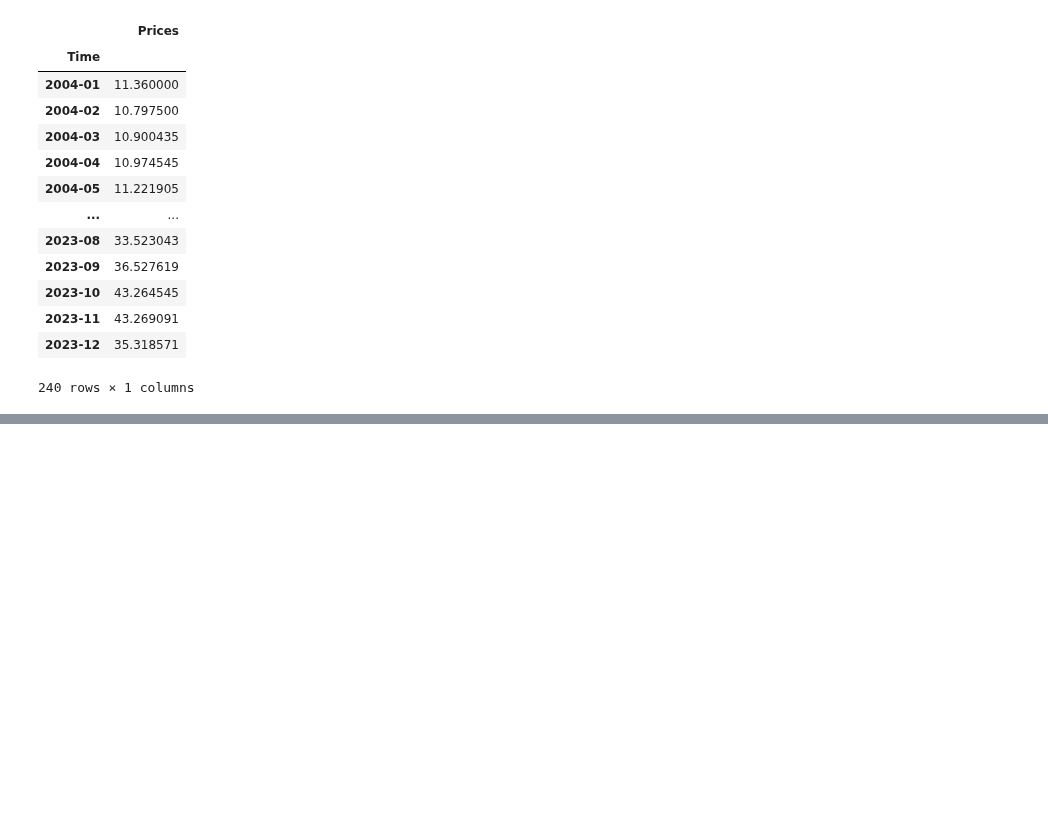
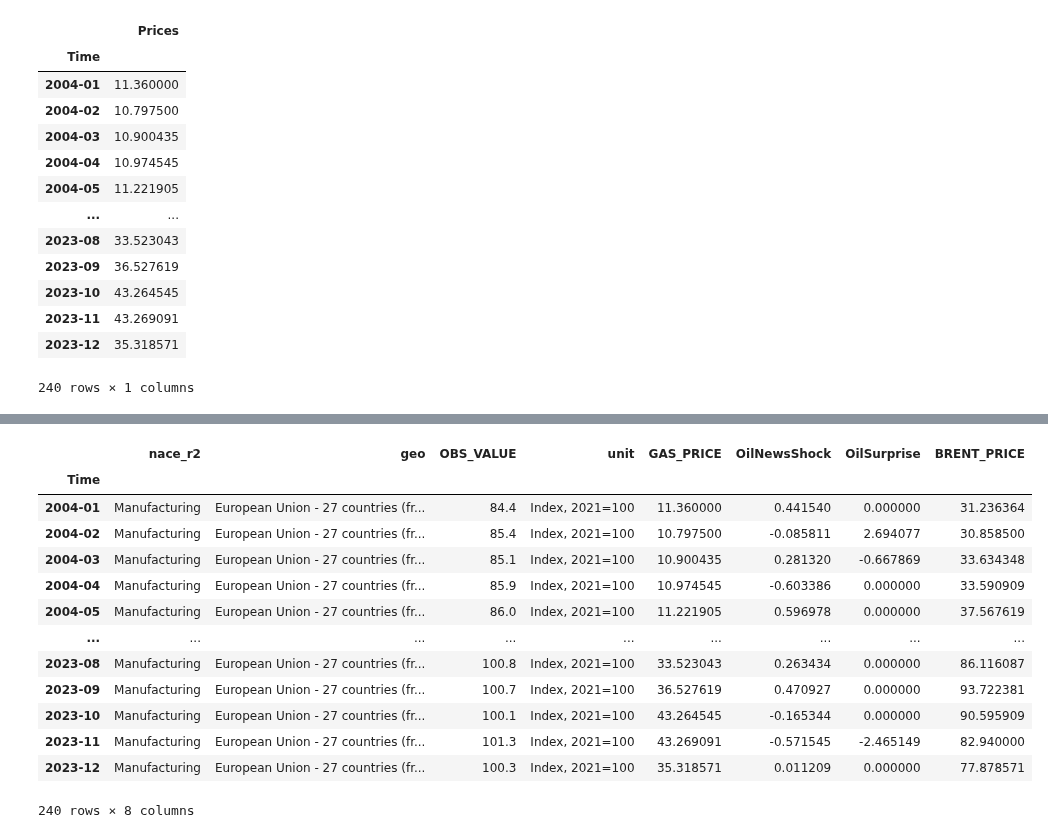
Before and after one commit to lorenzrossi/GaR, a Jupyter notebook: src/data_wrangling.ipynb, the cells around one changed output, grey strips where cells are left out. Drawn from its saved outputs; the diff is of its cells as text; code cells hidden in the pictures; blank space fills up the shorter version.

```diff
--- a/src/data_wrangling.ipynb
+++ b/src/data_wrangling.ipynb
@@ -83,0 +101,10 @@ See the caveats in the documentation: https://pandas.pydata.org/pandas-docs/stab
+# %%
+oil_df = oil_df.groupby(oil_df['Time'].dt.to_period('M')).mean()
+# %%
+cols = [0]
+oil_fixed = oil_df.drop(oil_df.columns[cols], axis=1)
+oil_fixed = oil_fixed.rename(columns={"Oil supply surprise series": "OilSurprise"})
+oil_fixed = oil_fixed.rename(columns={"Oil supply news shock": "OilNewsShock"})
+#oil_fixed[['OilSurprise']] = oil_df[['Oil supply surprise series']]
+#oil_fixed[['OilNewsShock']] = oil_df[['Oil supply news shock']]
+oil_fixed
@@ -83,0 +126,18 @@ See the caveats in the documentation: https://pandas.pydata.org/pandas-docs/stab
+# %%
+df_final['OilNewsShock'] = oil_fixed['OilNewsShock']
+df_final['OilSurprise'] = oil_fixed['OilSurprise']
+# %%
+# Step 1: Load the Brent Excel
+brent_df = pd.read_excel("brenteu.xlsx", sheet_name="Foglio1")
+
+# Step 2: Prepare Brent data
+brent_df['Date'] = pd.to_datetime(brent_df['Date'])
+brent_df = brent_df.rename(columns={'Europe Brent Spot FOB U$/BBL Daily': 'BRENT_PRICE'})
+
+# Step 3: Monthly average
+brent_monthly = brent_df.groupby(brent_df['Date'].dt.to_period('M')).mean(numeric_only=True)
+
+#brent_monthly.index = brent_monthly.index.to_timestamp()
+brent_monthly = brent_monthly.loc['2004-01':'2023-12']
+brent_monthly = brent_monthly.rename(columns={'Date': 'Time'})
+brent_monthly.index = brent_monthly.index.astype(str)
@@ -84 +153,19 @@ See the caveats in the documentation: https://pandas.pydata.org/pandas-docs/stab
+# %%
+# Step 4: Merge with your dataset (e.g., df_merged)
+df_final['BRENT_PRICE'] = brent_monthly['BRENT_PRICE']
+# %% [output]
+|  | nace_r2 | geo | OBS_VALUE | unit | GAS_PRICE | OilNewsShock | OilSurprise | BRENT_PRICE |
+| Time |  |  |  |  |  |  |  |  |
+| 2004-01 | Manufacturing | European Union - 27 countries (fr... | 84.4 | Index, 2021=100 | 11.360000 | 0.441540 | 0.000000 | 31.236364 |
+| 2004-02 | Manufacturing | European Union - 27 countries (fr... | 85.4 | Index, 2021=100 | 10.797500 | -0.085811 | 2.694077 | 30.858500 |
+| 2004-03 | Manufacturing | European Union - 27 countries (fr... | 85.1 | Index, 2021=100 | 10.900435 | 0.281320 | -0.667869 | 33.634348 |
+| 2004-04 | Manufacturing | European Union - 27 countries (fr... | 85.9 | Index, 2021=100 | 10.974545 | -0.603386 | 0.000000 | 33.590909 |
+| 2004-05 | Manufacturing | European Union - 27 countries (fr... | 86.0 | Index, 2021=100 | 11.221905 | 0.596978 | 0.000000 | 37.567619 |
+| ... | ... | ... | ... | ... | ... | ... | ... | ... |
+| 2023-08 | Manufacturing | European Union - 27 countries (fr... | 100.8 | Index, 2021=100 | 33.523043 | 0.263434 | 0.000000 | 86.116087 |
+| 2023-09 | Manufacturing | European Union - 27 countries (fr... | 100.7 | Index, 2021=100 | 36.527619 | 0.470927 | 0.000000 | 93.722381 |
+| 2023-10 | Manufacturing | European Union - 27 countries (fr... | 100.1 | Index, 2021=100 | 43.264545 | -0.165344 | 0.000000 | 90.595909 |
+| 2023-11 | Manufacturing | European Union - 27 countries (fr... | 101.3 | Index, 2021=100 | 43.269091 | -0.571545 | -2.465149 | 82.940000 |
+| 2023-12 | Manufacturing | European Union - 27 countries (fr... | 100.3 | Index, 2021=100 | 35.318571 | 0.011209 | 0.000000 | 77.878571 |
+240 rows × 8 columns
 # %%
```
Also changed, not shown: parts of 12 cells of this notebook, 7 other files.
